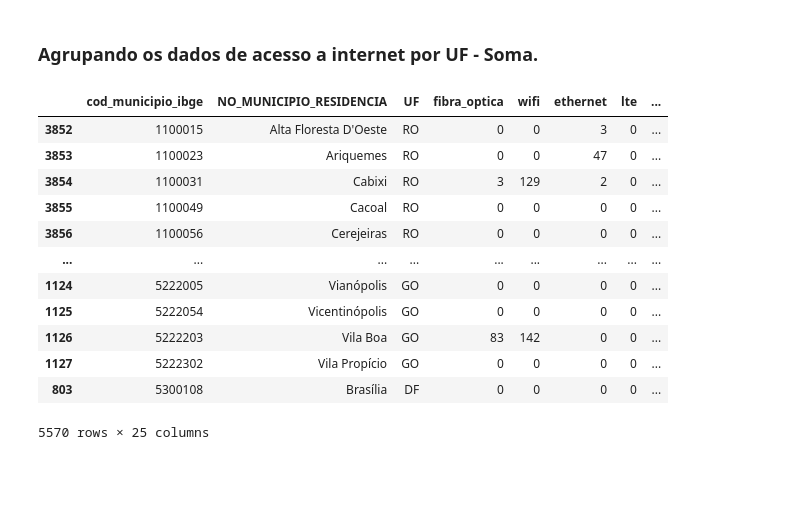
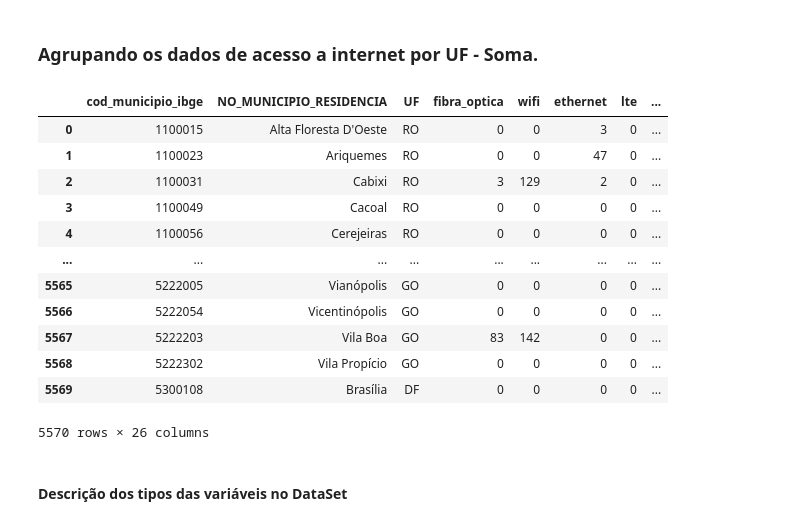
Before and after one commit to mcolazin/tcc_jupyter_new, a Jupyter notebook: part_5_linear_regression_sklearn.ipynb, the cells around one changed output. Saved outputs shown, nothing was run; the diff lists cells and outputs as text; code cells hidden in the pictures; blank space fills up the shorter version.

```diff
--- a/part_5_linear_regression_sklearn.ipynb
+++ b/part_5_linear_regression_sklearn.ipynb
@@ -266,19 +266,37 @@ abs(np.mean(cross_val_score(model_lm_cv, X= num_data_independent, y= num_data_la
 ## Regressão Linear OLS com os Dados de acesso a internet agrupados por UF
 # %% [markdown]
 ### Agrupando os dados de acesso a internet por UF - Soma.
-# %%
-complete_data_with_totalnet
-# %% [output]
-|  | cod_municipio_ibge | NO_MUNICIPIO_RESIDENCIA | UF | fibra_optica | wifi | ethernet | lte | ... |
-| 3852 | 1100015 | Alta Floresta D'Oeste | RO | 0 | 0 | 3 | 0 | ... |
-| 3853 | 1100023 | Ariquemes | RO | 0 | 0 | 47 | 0 | ... |
-| 3854 | 1100031 | Cabixi | RO | 3 | 129 | 2 | 0 | ... |
-| 3855 | 1100049 | Cacoal | RO | 0 | 0 | 0 | 0 | ... |
-| 3856 | 1100056 | Cerejeiras | RO | 0 | 0 | 0 | 0 | ... |
-| ... | ... | ... | ... | ... | ... | ... | ... | ... |
-| 1124 | 5222005 | Vianópolis | GO | 0 | 0 | 0 | 0 | ... |
-| 1125 | 5222054 | Vicentinópolis | GO | 0 | 0 | 0 | 0 | ... |
-| 1126 | 5222203 | Vila Boa | GO | 83 | 142 | 0 | 0 | ... |
-| 1127 | 5222302 | Vila Propício | GO | 0 | 0 | 0 | 0 | ... |
-| 803 | 5300108 | Brasília | DF | 0 | 0 | 0 | 0 | ... |
-5570 rows × 25 columns
+# %%
+internet_sum_uf = pd.DataFrame(complete_data_with_totalnet[["UF", "densidade_total_internet_fixa"]].groupby("UF").sum("densidade_total_internet_fixa"))
+internet_sum_uf["UF"] = internet_sum_uf.index
+internet_sum_uf.rename(columns={"densidade_total_internet_fixa" : "densidade_total_internet_uf"},inplace=True)
+internet_sum_uf.rename_axis(mapper= "state", axis=0, inplace=True)
+complete_data_with_totalnet_by_uf = pd.merge(left= complete_data_with_totalnet,
+                                             right= internet_sum_uf, left_on="UF", right_on="UF")
+complete_data_with_totalnet_by_uf = complete_data_with_totalnet_by_uf[['cod_municipio_ibge', 'NO_MUNICIPIO_RESIDENCIA',
+                                                          'UF', 'fibra_optica', 'wifi', 'ethernet', 'lte',
+                                                          'vsatelite', 'wimax', 'plc_eletrico', 'xdsl',
+                                                          'cable_modem', 'fwa_5g_fixed', 'atm_backbone',
+                                                          'dth_satelite', 'hfc_tv_cabo', 'fr_frame_relay',
+                                                          'mmds', 'densidade_total_internet_fixa',
+                                                          "densidade_total_internet_uf",
+                                                          'remuneracao_media', 'gini', 'pib',
+                                                          'pib_p_capta', 'media_idhm',
+                                                          'mean_grades_group_cities']]
+complete_data_with_totalnet_by_uf
+# %% [output]
+|  | cod_municipio_ibge | NO_MUNICIPIO_RESIDENCIA | UF | fibra_optica | wifi | ethernet | lte | ... |
+| 0 | 1100015 | Alta Floresta D'Oeste | RO | 0 | 0 | 3 | 0 | ... |
+| 1 | 1100023 | Ariquemes | RO | 0 | 0 | 47 | 0 | ... |
+| 2 | 1100031 | Cabixi | RO | 3 | 129 | 2 | 0 | ... |
+| 3 | 1100049 | Cacoal | RO | 0 | 0 | 0 | 0 | ... |
+| 4 | 1100056 | Cerejeiras | RO | 0 | 0 | 0 | 0 | ... |
+| ... | ... | ... | ... | ... | ... | ... | ... | ... |
+| 5565 | 5222005 | Vianópolis | GO | 0 | 0 | 0 | 0 | ... |
+| 5566 | 5222054 | Vicentinópolis | GO | 0 | 0 | 0 | 0 | ... |
+| 5567 | 5222203 | Vila Boa | GO | 83 | 142 | 0 | 0 | ... |
+| 5568 | 5222302 | Vila Propício | GO | 0 | 0 | 0 | 0 | ... |
+| 5569 | 5300108 | Brasília | DF | 0 | 0 | 0 | 0 | ... |
+5570 rows × 26 columns
+# %% [markdown]
+#### Descrição dos tipos das variáveis no DataSet
```
Also changed, not shown: parts of 15 cells of this notebook.
